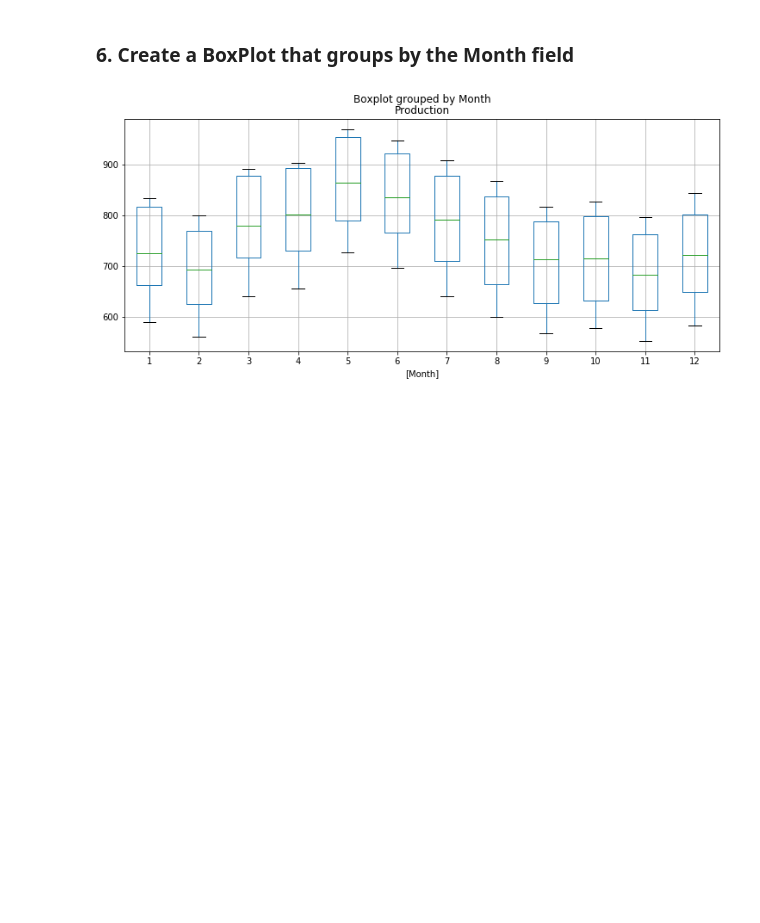
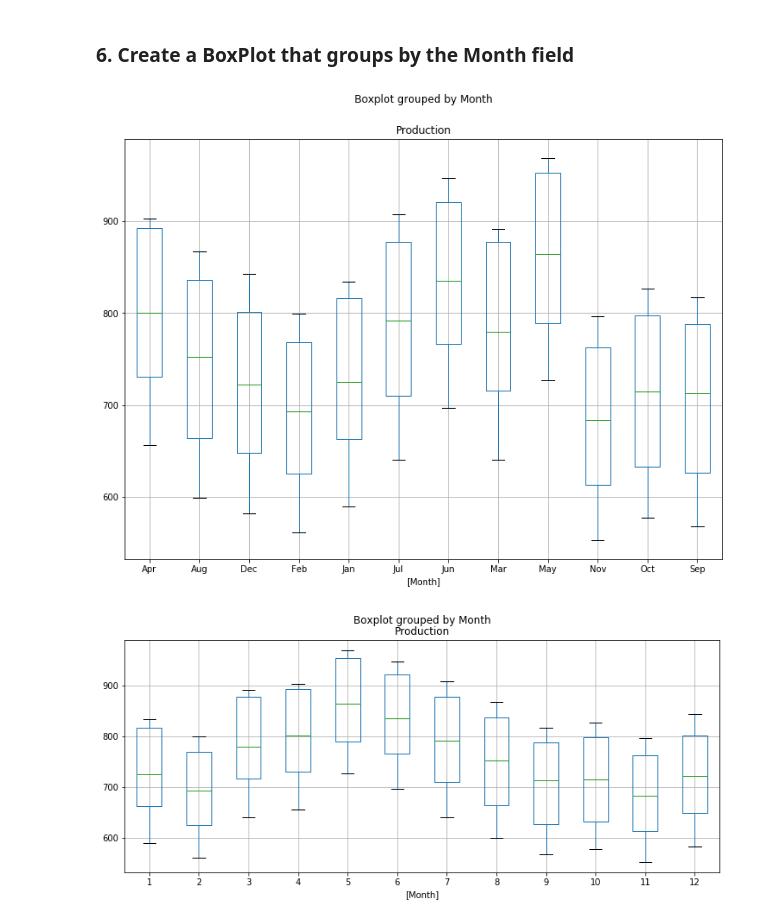
Before and after one commit to pksvv/MachineLearningSL, a Jupyter notebook: TSA/notebooks/01-Time-Series-with-Pandas/05-Pandas-Time-Series-Exercises-SET-ONE.ipynb, the cells around one changed output. Saved outputs shown, nothing was run; the diff lists cells and outputs as text; code cells hidden in the pictures; blank space fills up the shorter version.

```diff
--- a/TSA/notebooks/01-Time-Series-with-Pandas/05-Pandas-Time-Series-Exercises-SET-ONE.ipynb
+++ b/TSA/notebooks/01-Time-Series-with-Pandas/05-Pandas-Time-Series-Exercises-SET-ONE.ipynb
@@ -66,5 +81,7 @@ dtype: object
 HINT: You have to call <tt>df.index</tt> as <tt>df['Date']</tt> won't work.
 
 <strong>BONUS: See if you can obtain the <em>name</em> of the month instead of a number!</strong>
+# %%
+df['Month'] = df.index.month
 # %%
 # DON'T WRITE HERE
@@ -88,0 +97,4 @@ HINT: You have to call <tt>df.index</tt> as <tt>df['Date']</tt> won't work.
+# %%
+# BONUS SOLUTION:
+df['Month'] = df.index.strftime('%b')
+df.head()
@@ -89,5 +119,9 @@ HINT: You have to call <tt>df.index</tt> as <tt>df['Date']</tt> won't work.
 # %% [markdown]
 ### 6. Create a BoxPlot that groups by the Month field
+# %%
+df.boxplot(by='Month',figsize=(12,9));
+# %% [output]
+[figure, added]
 # %%
 # DON'T WRITE HERE
 # %% [output]
```
Also changed, not shown: parts of 10 cells of this notebook, 1 other file.
